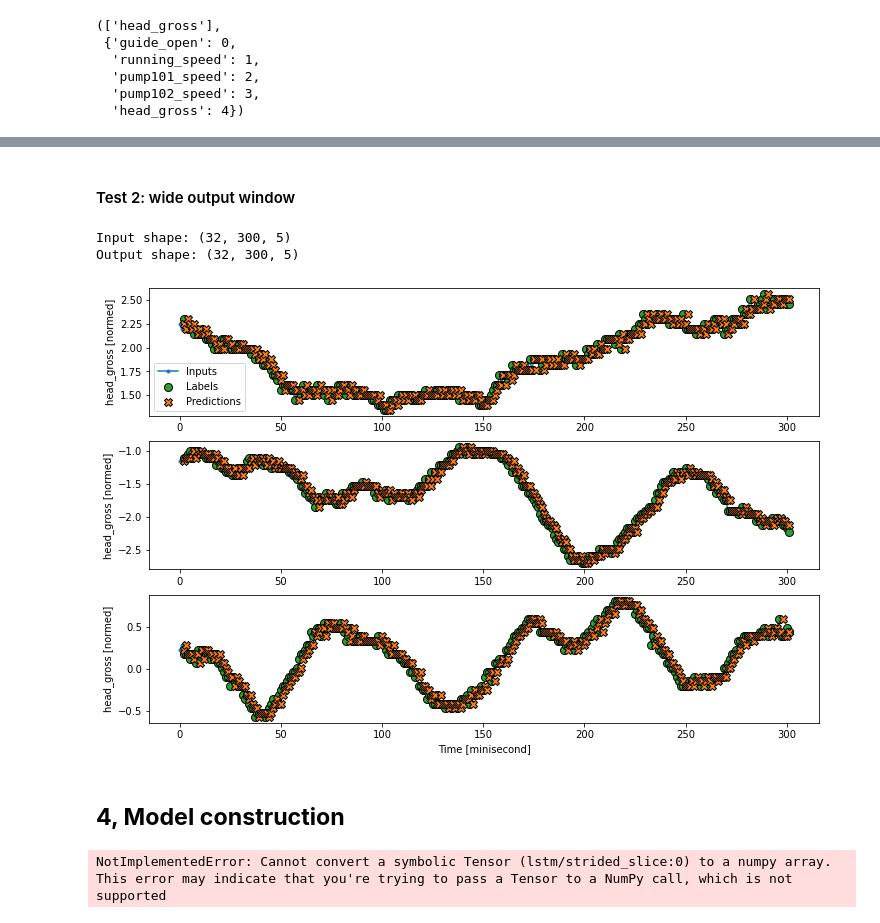
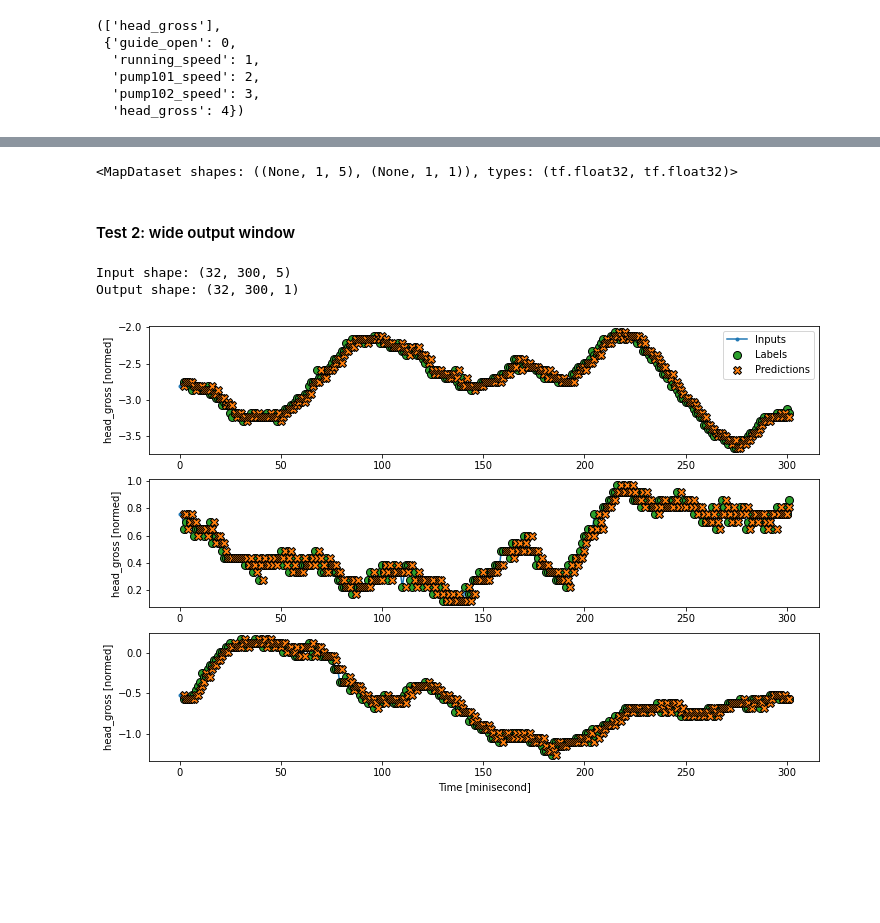
Before and after one commit to wengangmao/vattenfall, a Jupyter notebook: _build/jupyter_execute/contents/codes/tensorflow_simple.ipynb, the cells around one changed output, grey strips where cells are left out. Saved outputs shown, nothing was run; the diff lists cells and outputs as text; code cells hidden in the pictures; blank space fills up the shorter version.

Commit message:
linear NN model

```diff
--- a/_build/jupyter_execute/contents/codes/tensorflow_simple.ipynb
+++ b/_build/jupyter_execute/contents/codes/tensorflow_simple.ipynb
@@ -640,9 +640,9 @@ class Baseline(tf.keras.Model):
     return result[:, :, tf.newaxis]
 
 # Build the model
-#baseline = Baseline(label_index=single_step_window.column_indices['head_gross'])
+baseline = Baseline(label_index=single_step_window.column_indices['head_gross'])
 
-baseline = Baseline(label_index=None)
+#baseline = Baseline(label_index=None)
 
 baseline.compile(loss=tf.losses.MeanSquaredError(),
                  metrics=[tf.metrics.MeanAbsoluteError()])
@@ -656,35 +654,17 @@ performance['Baseline'] = baseline.evaluate(single_step_window.test, verbose=0)
+# %%
+single_step_window.test
+# %% [output]
+<MapDataset shapes: ((None, 1, 5), (None, 1, 1)), types: (tf.float32, tf.float32)>
 # %% [markdown]
 #### Test 2: wide output window
 # %%
 wide_window = WindowGenerator(
     input_width=300, label_width=300, shift=2,
-    label_columns=None) #['head_gross'])    ################# NB: it is very important to choose the parameters here ##############
+    label_columns=['head_gross'])    ################# NB: it is very important to choose the parameters here ##############
 ###################################################################################################################################
 
-
-wide_window
-print('Input shape:', wide_window.example[0].shape)
-print('Output shape:', baseline(wide_window.example[0]).shape)
 wide_window.plot(baseline)
 # %% [output]
 Input shape: (32, 300, 5)
-Output shape: (32, 300, 5)
+Output shape: (32, 300, 1)
-[figure, old version]
+[figure, new version]
-# %% [markdown]
-## **4, Model construction**
-# %%
-tf.keras.backend.clear_session()
-
-model = tf.keras.models.Sequential([tf.keras.layers.Conv1D(filters=32, kernel_size = 5, strides=1, padding="causal", activation="relu", input_shape=[None, 1]),
-                                    tf.keras.layers.LSTM(60, return_sequences=True),
-                                    tf.keras.layers.LSTM(60, return_sequences=True),
-                                    tf.keras.layers.Dense(30, activation="relu"),
-                                    tf.keras.layers.Dense(10, activation ="relu"),
-                                    tf.keras.layers.Dense(1),
-                                    tf.keras.layers.Lambda(lambda x: x * 400)
-                                    ])
-
-#input_shape=[None, 1]
-#model.build(input_shape)
-# %% [output]
-NotImplementedError: Cannot convert a symbolic Tensor (lstm/strided_slice:0) to a numpy array. This error may indicate that you're trying to pass a Tensor to a NumPy call, which is not supported
```
Also changed, not shown: parts of 12 cells of this notebook, 15 other files.
